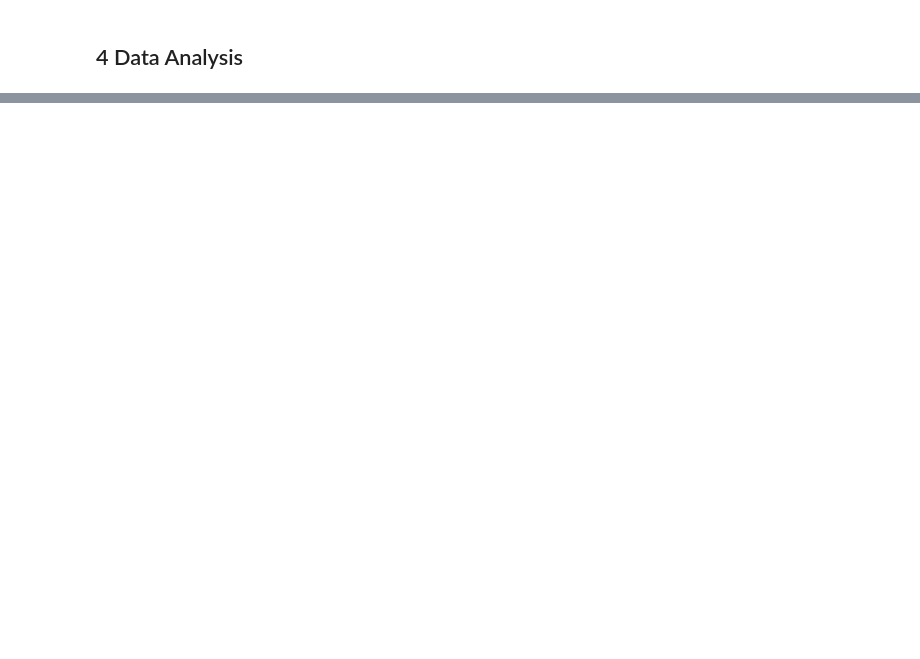
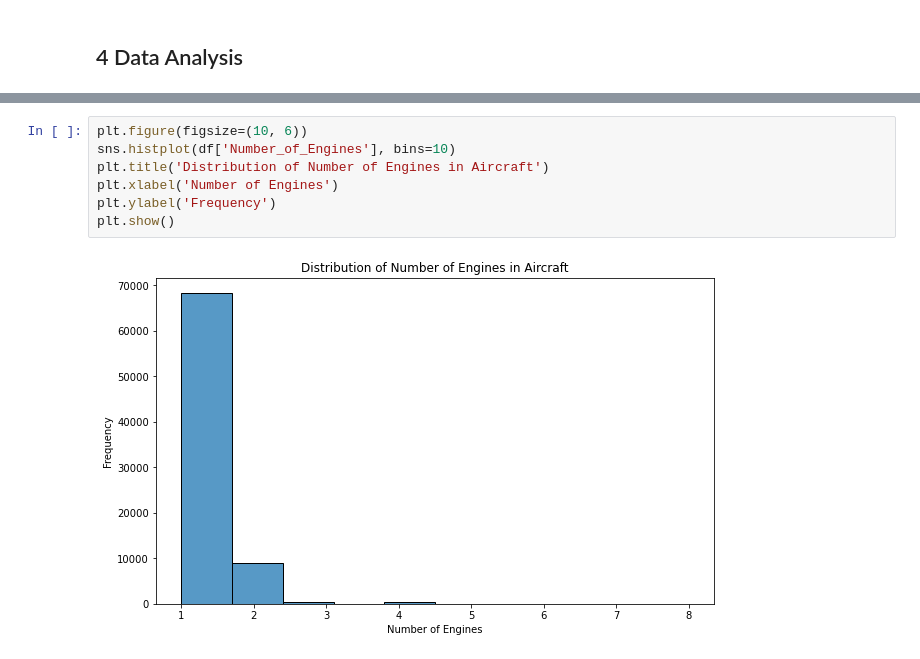
Before and after one commit to OchiengGideon/dsc-phase-1-project-v3, a Jupyter notebook: student.ipynb, the cells around one changed output, grey strips where cells are left out. Drawn from its saved outputs; the diff is of its cells as text; blank space fills up the shorter version.

```diff
--- a/student.ipynb
+++ b/student.ipynb
@@ -892,0 +909,9 @@ memory usage: 13.1+ MB
+# %%
+plt.figure(figsize=(10, 6))
+sns.histplot(df['Number_of_Engines'], bins=10)
+plt.title('Distribution of Number of Engines in Aircraft')
+plt.xlabel('Number of Engines')
+plt.ylabel('Frequency')
+plt.show()
+# %% [output]
+[figure, added]
```
Also changed, not shown: parts of 22 cells of this notebook, 4 other files.
